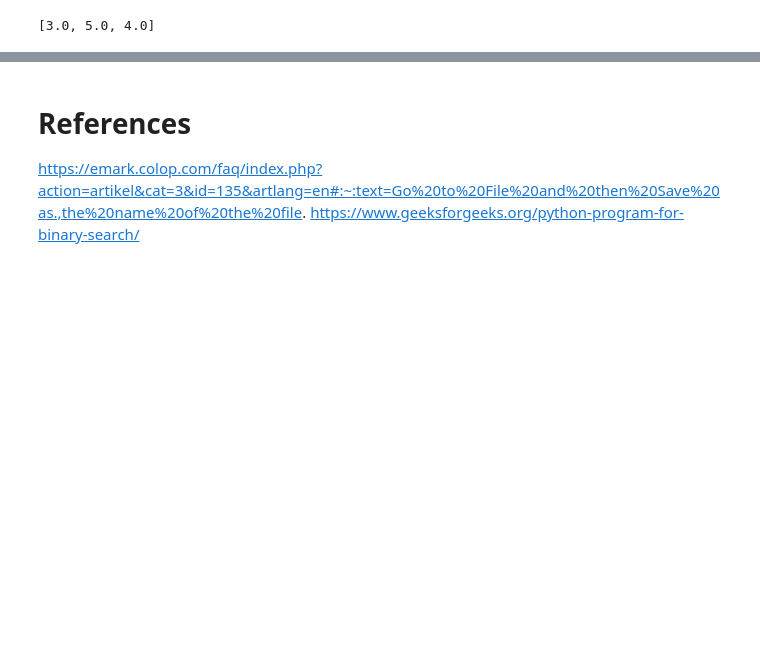
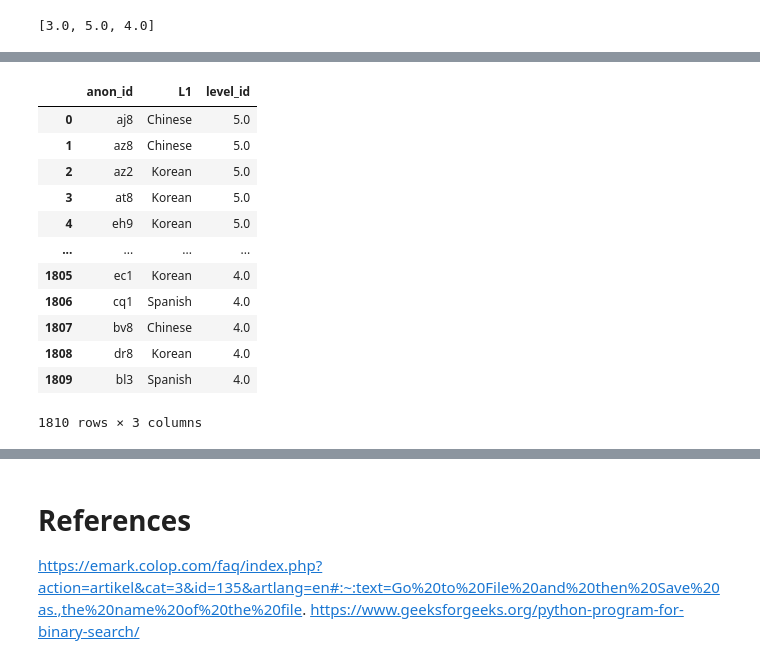
Before and after one commit to mencer456/LRDC-Research, a Jupyter notebook: LRDC-data-analysis.ipynb, the cells around one changed output, grey strips where cells are left out. Saved outputs shown, nothing was run; the diff lists cells and outputs as text; code cells hidden in the pictures; blank space fills up the shorter version.

```diff
--- a/LRDC-data-analysis.ipynb
+++ b/LRDC-data-analysis.ipynb
@@ -562,0 +600,17 @@ print(ind_lim.at[index,'lvl_nums_lim'])
+# %%
+final_loose=dropped_loose.dropna()
+final_loose
+# %% [output]
+|  | anon_id | L1 | level_id |
+| 0 | aj8 | Chinese | 5.0 |
+| 1 | az8 | Chinese | 5.0 |
+| 2 | az2 | Korean | 5.0 |
+| 3 | at8 | Korean | 5.0 |
+| 4 | eh9 | Korean | 5.0 |
+| ... | ... | ... | ... |
+| 1805 | ec1 | Korean | 4.0 |
+| 1806 | cq1 | Spanish | 4.0 |
+| 1807 | bv8 | Chinese | 4.0 |
+| 1808 | dr8 | Korean | 4.0 |
+| 1809 | bl3 | Spanish | 4.0 |
+1810 rows × 3 columns
```
Also changed, not shown: parts of 6 cells of this notebook.
